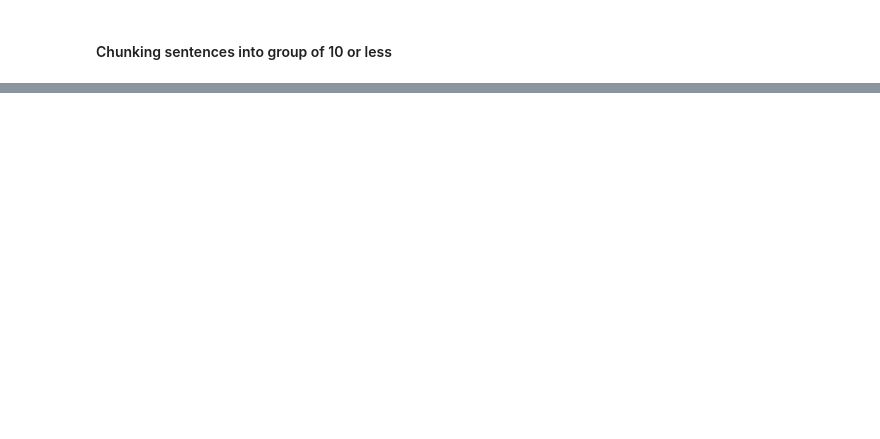
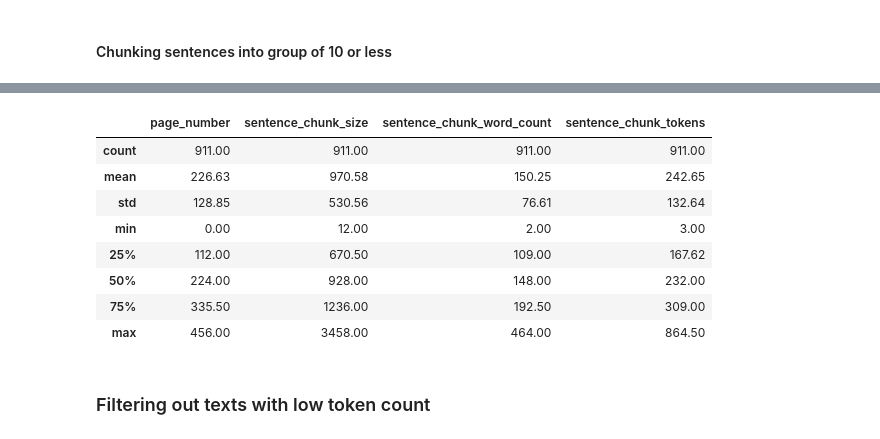
Before and after one commit to SS56Bo/RAG-Application, a Jupyter notebook: model.ipynb, the cells around one changed output, grey strips where cells are left out. Cells and saved outputs as stored; diff of their text form; code cells hidden in the pictures; blank space fills up the shorter version.

```diff
--- a/model.ipynb
+++ b/model.ipynb
@@ -137,0 +149,21 @@ random.sample(text_info, k=2)
+# %%
+import re
+
+page_chunk = []
+for item in tqdm(text_info):
+    for parts in item["text_chunks"]:  # each chunk is already a list of sentences
+        chunk_store = {}
+        chunk_store["page_number"] = item['Page No.']
+
+        # Merge sentences into one paragraph
+        joined_sentence_chunk = " ".join(parts).replace(" ", " ").strip()
+
+        # Optional: Ensure space after a period when followed by capital letter
+        joined_sentence_chunk = re.sub(r'\.([A-Z])', r'. \1', joined_sentence_chunk)
+
+        chunk_store["sentence_chunk"] = joined_sentence_chunk
+        chunk_store["sentence_chunk_size"] = len(joined_sentence_chunk)  # char count
+        chunk_store["sentence_chunk_word_count"] = len(joined_sentence_chunk.split())  # word count
+        chunk_store["sentence_chunk_tokens"] = len(joined_sentence_chunk) / 4  # approx token count
+
+        page_chunk.append(chunk_store)
@@ -137,0 +178,15 @@ random.sample(text_info, k=2)
+# %%
+df = pd.DataFrame(page_chunk)
+df.describe().round(2)
+# %% [output]
+|  | page_number | sentence_chunk_size | sentence_chunk_word_count | sentence_chunk_tokens |
+| count | 911.00 | 911.00 | 911.00 | 911.00 |
+| mean | 226.63 | 970.58 | 150.25 | 242.65 |
+| std | 128.85 | 530.56 | 76.61 | 132.64 |
+| min | 0.00 | 12.00 | 2.00 | 3.00 |
+| 25% | 112.00 | 670.50 | 109.00 | 167.62 |
+| 50% | 224.00 | 928.00 | 148.00 | 232.00 |
+| 75% | 335.50 | 1236.00 | 192.50 | 309.00 |
+| max | 456.00 | 3458.00 | 464.00 | 864.50 |
+# %% [markdown]
+### Filtering out texts with low token count
```
Also changed, not shown: parts of 19 cells of this notebook, 1 other file.
